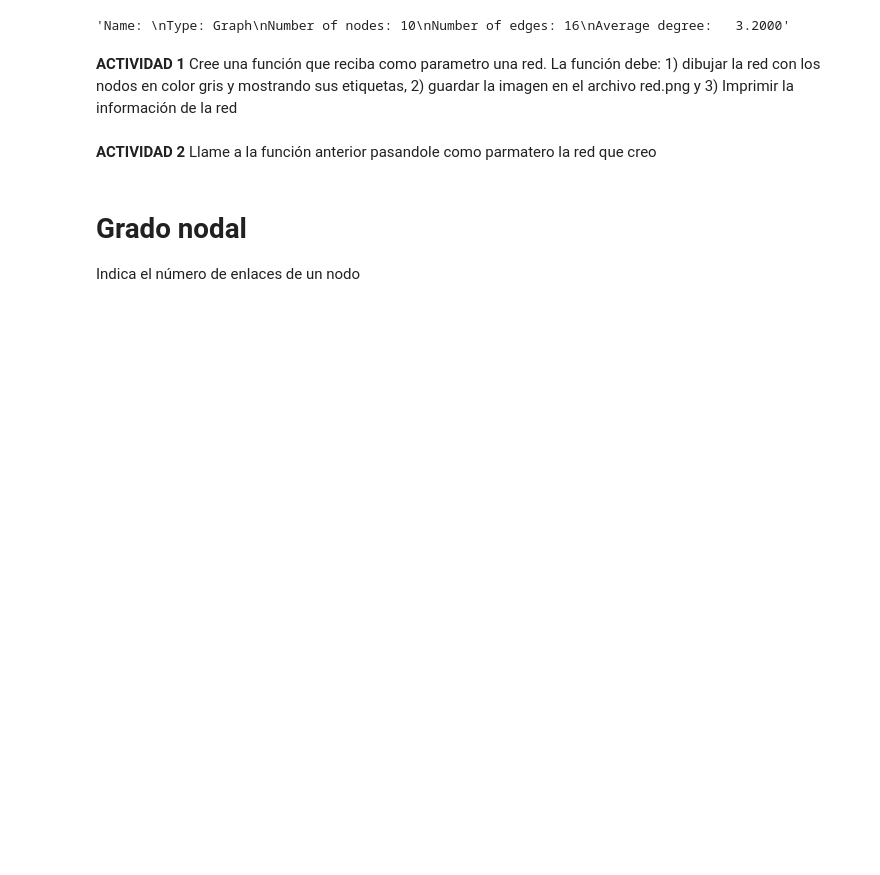
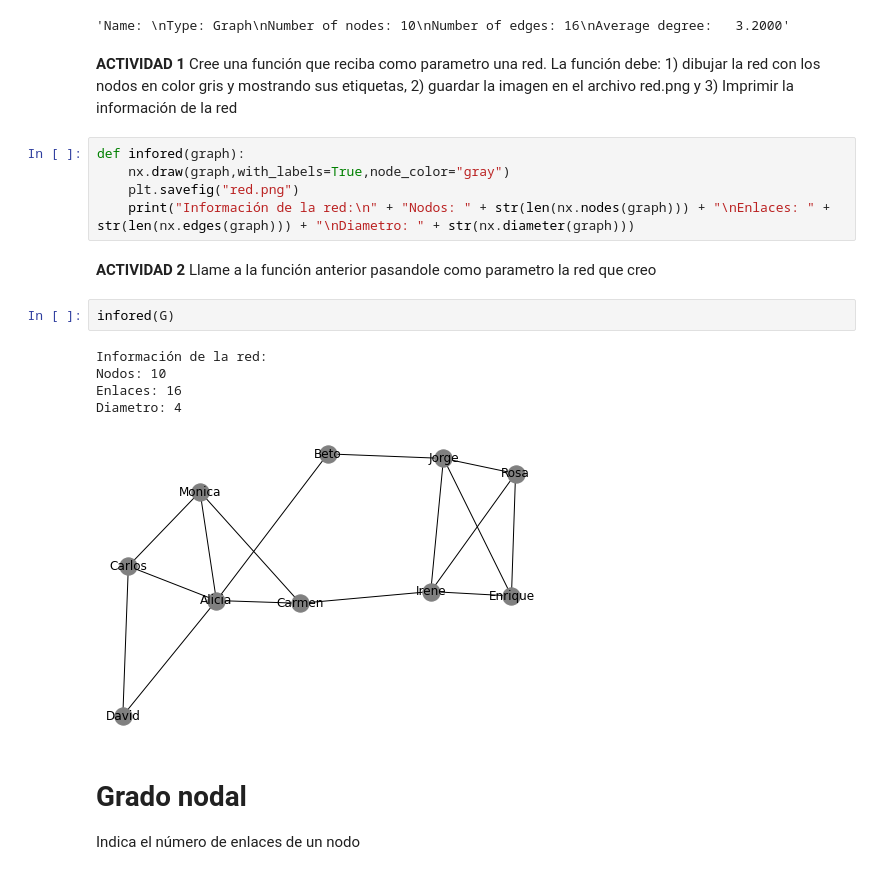
Before and after one commit to Rycci/practicas-ICT, a Jupyter notebook: Practica2/Practica2.ipynb, the cells around one changed output. Drawn from its saved outputs; the diff is of its cells as text; blank space fills up the shorter version.

```diff
--- a/Practica2/Practica2.ipynb
+++ b/Practica2/Practica2.ipynb
@@ -70,8 +70,21 @@ nx.info(G)
 'Name: \nType: Graph\nNumber of nodes: 10\nNumber of edges: 16\nAverage degree:   3.2000'
 # %% [markdown]
 **ACTIVIDAD 1** Cree una función que reciba como parametro una red. La función debe: 1) dibujar la red con los nodos en color gris y mostrando sus etiquetas, 2) guardar la imagen en el archivo red.png y 3) Imprimir la información de la red
+# %%
+def infored(graph):
+    nx.draw(graph,with_labels=True,node_color="gray")
+    plt.savefig("red.png")
+    print("Información de la red:\n" + "Nodos: " + str(len(nx.nodes(graph))) + "\nEnlaces: " + str(len(nx.edges(graph))) + "\nDiametro: " + str(nx.diameter(graph)))
 # %% [markdown]
-**ACTIVIDAD 2** Llame a la función anterior pasandole como parmatero la red que creo
+**ACTIVIDAD 2** Llame a la función anterior pasandole como parametro la red que creo
+# %%
+infored(G)
+# %% [output]
+Información de la red:
+Nodos: 10
+Enlaces: 16
+Diametro: 4
+[figure, added]
 # %% [markdown]
 # Grado nodal
 Indica el número de enlaces de un nodo
```
Also changed, not shown: parts of 8 cells of this notebook, 4 other files.
